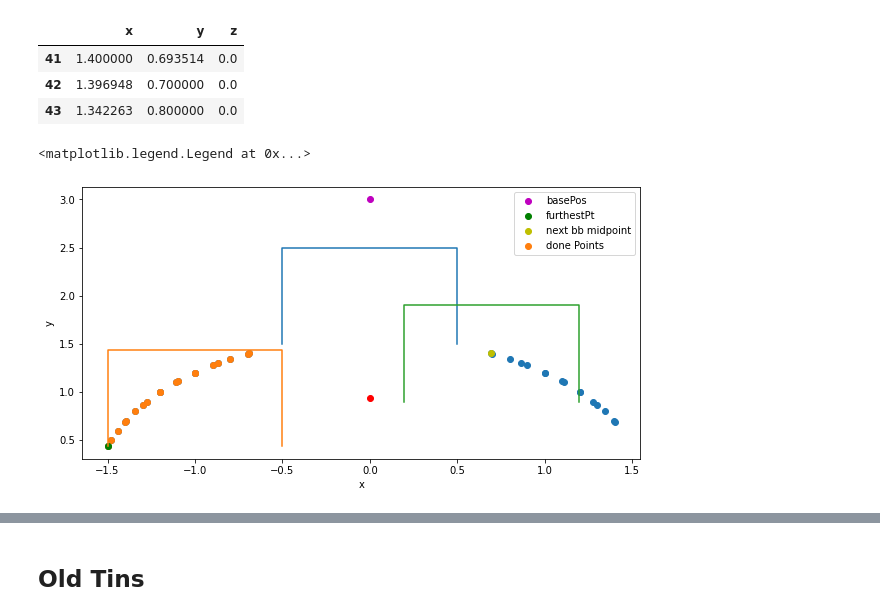
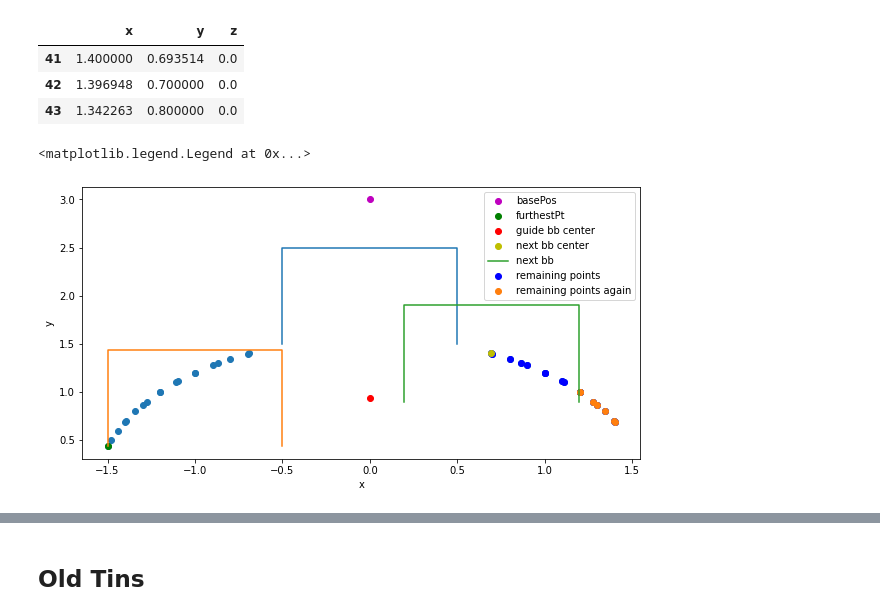
Before and after one commit to juliet29/es159_final, a Jupyter notebook: extractPaths_orig.ipynb, the cells around one changed output, grey strips where cells are left out. Saved outputs shown, nothing was run; the diff lists cells and outputs as text; code cells hidden in the pictures.

```diff
--- a/extractPaths_orig.ipynb
+++ b/extractPaths_orig.ipynb
@@ -158,15 +158,18 @@ def boundBox(pos, v):
     return (bbDF, bbC)
 
 def boundEdge(bbDF, var):
-  n_max = max(oBBDF.iloc[:,var])
-  n_min = min(oBBDF.iloc[:,var])
+  n_max = max(bbDF.iloc[:,var])
+  n_min = min(bbDF.iloc[:,var])
   return(n_max, n_min)
 
 def pointFilter(df, bb):
+  "returns the points inside th bb "
   # points that are less than the max x
   a = df[df['x'] <= boundEdge(bb, 0)[0]]
+  # print(a)
   # points that are greater than the min x
   b = a[a['x'] >= boundEdge(bb, 0)[1]]
+  # print(b)
   # points that are less than the max y
   c = b[b['y'] <= boundEdge(bb, 1)[0] ]
   # points that are greater than the min y
@@ -197,57 +200,62 @@ basePos = [0,3,0]
 | 42 | 1.396948 | 0.700000 | 0.0 |
 | 43 | 1.342263 | 0.800000 | 0.0 |
 # %%
-# draw the bounding box of the robot
-vertices = [0.5, -1.5, 0.5, -0.5, -0.5, -0.5, -0.5, -1.5]
-(rBBDF, rBBC) = boundBox(basePos, vertices)
-
-# bb around furthest point of object
-furthestPt = findFurthestPoint(zeroDF, basePos)
-l = 1 # l = length of the bb
-o_vertices = [0,0, 0,l, l,l,l,0]
-(oBBDF, oBBC) = boundBox(furthestPt, o_vertices)
-
-# filter out all the objects in that bounding box oBB
-doneDF = pointFilter(zeroDF, oBB)
-remainDF = zeroDF.copy()
-remainDF = remainDF.drop(doneDF.index)
-
-# guess a guide midpoint of the next bounding box
-gBBC = [oBBC[0] + l, oBBC[1], oBBC[2]]
-# look for the next closest point in the remaining points (guess object 2 bounding box center)
-go2BBC = findClosestPoint(remainDF, gBBC)
-# make this the midpoint of the next bb
-l2 = l/2
-o2_vertices = [-l2, -l2, -l2, l2, l2, l2, l2, -l2]
-(o2BBDF, o2BBC) = boundBox(go2BBC, o2_vertices)
-
-
-
-
 fig = plt.figure(figsize=[10,5])
 # geo config at z = 0
 plt.scatter(zeroDF['x'], zeroDF['y'])
 # base position of robot
 plt.plot(basePos[0], basePos[1], 'mo', label="basePos")
-# bounding box of robot in base pos
+
+
+# draw the bounding box of the robot
+vertices = [0.5, -1.5, 0.5, -0.5, -0.5, -0.5, -0.5, -1.5]
+(rBBDF, rBBC) = boundBox(basePos, vertices)
 plt.plot(rBBDF['x'], rBBDF['y'])
-# furthest point from robot in geo
+
+# bb around furthest point of object
+furthestPt = findFurthestPoint(zeroDF, basePos)
 plt.plot(furthestPt[0], furthestPt[1], 'go', label="furthestPt")
-# plot bounding box for furthest point
+l = 1 # l = length of the bb
+o_vertices = [0,0, 0,l, l,l,l,0]
+(oBBDF, oBBC) = boundBox(furthestPt, o_vertices)
 plt.plot(oBBDF['x'], oBBDF['y'])
-# plot the points that are "done"
-plt.scatter(doneDF['x'], doneDF['y'], label="done Points")
-# plot the guide for the next bb
-plt.plot(gBBC[0], gBBC[1], 'ro')
-# the next bb midpoint
-plt.plot(o2BBC[0], o2BBC[1], 'yo', label="next bb midpoint")
-# next bounding box
-# plot bounding box for furthest point
-plt.plot(o2BBDF['x'], o2BBDF['y'])
+
+# filter out all the objects in that bounding box oBB
+doneDF = pointFilter(zeroDF, oBBDF)
+remainDF = zeroDF.copy()
+remainDF = remainDF.drop(doneDF.index)
+
+# plot the points that remain
+plt.scatter(remainDF['x'], remainDF['y'], color="b", label="remaining points")
+
+if not remainDF.empty:
+  # guess a guide midpoint of the next bounding box
+  gBBC = [oBBC[0] + l, oBBC[1], oBBC[2]]
+  plt.plot(gBBC[0], gBBC[1], 'ro', label="guide bb center")
+
+  # look for the next closest point in the remaining points (guess object 2 bounding box center)
+  go2BBC = findClosestPoint(remainDF, gBBC)
+  plt.plot(o2BBC[0], o2BBC[1], 'yo', label="next bb center")
+
+  # make this the midpoint of the next bb
+  l2 = l/2 # half length of the bb
+  o2_vertices = [-l2, -l2, -l2, l2, l2, l2, l2, -l2]
+  (o2BBDF, o2BBC) = boundBox(go2BBC, o2_vertices)
+  plt.plot(o2BBDF['x'], o2BBDF['y'], label="next bb")
+
+  # filter out all the objects in this bb
+  doneDF2 = pointFilter(remainDF, o2BBDF)
+  remainDF2 = remainDF.copy()
+  remainDF2 = remainDF2.drop(doneDF2.index)
+
+  # plot the points that remain
+  plt.scatter(remainDF2['x'], remainDF2['y'], label="remaining points again")
+
+
 
 plt.xlabel('x')
 plt.ylabel('y')
 plt.legend()
 # %% [output]
 <matplotlib.legend.Legend at 0x...>
-[figure, old version]
+[figure, new version]
```
Also changed, not shown: parts of 3 cells of this notebook.
